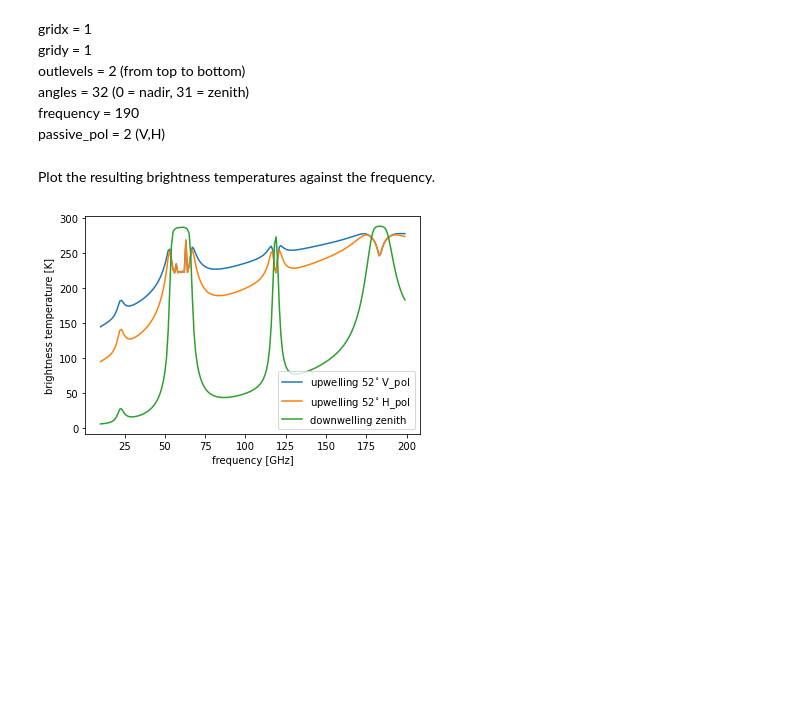
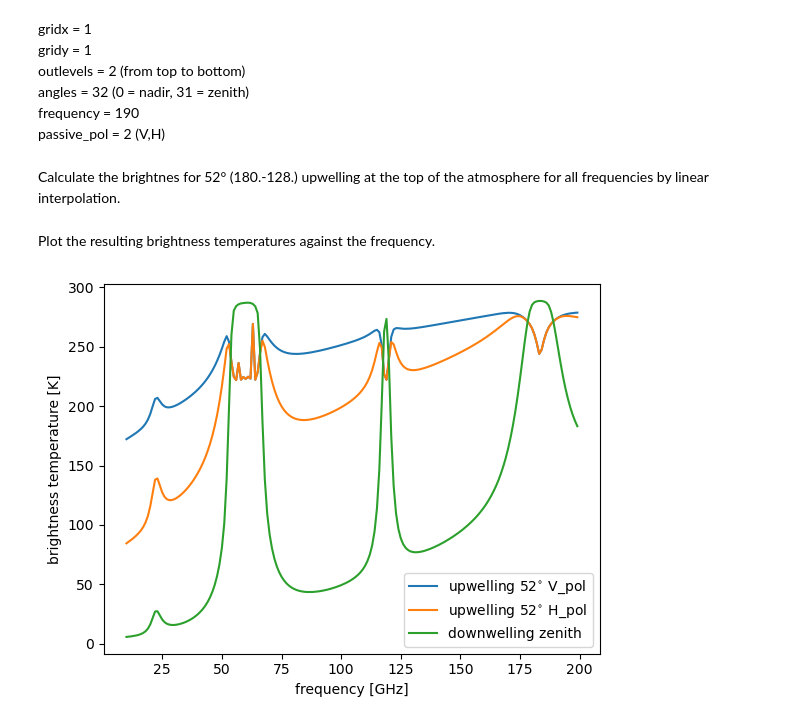
Before and after one commit to igmk/pamtra, a Jupyter notebook: examples/simple_passive.ipynb, the cells around one changed output. Saved outputs shown, nothing was run; the diff lists cells and outputs as text; code cells hidden in the pictures; blank space fills up the shorter version.

Commit message:
Corrected mistake in simple_example. The agnle specified  in the plot was wrong.

```diff
--- a/examples/simple_passive.ipynb
+++ b/examples/simple_passive.ipynb
@@ -79,16 +79,21 @@ outlevels = 2 (from top to bottom)<br>
 angles = 32 (0 = nadir, 31 = zenith)<br>
 frequency = 190<br>
 passive_pol = 2 (V,H)
+# %% [markdown]
+Calculate the brightnes for 52° (180.-128.) upwelling at the top of the atmosphere for all frequencies by linear interpolation.
+# %%
+tbs_v = np.array([np.interp(128.,pam.r['angles_deg'],pam.r["tb"][0,0,0,:,fi,0],period=360) for fi in range(len(freqs))])
+tbs_h = np.array([np.interp(128.,pam.r['angles_deg'],pam.r["tb"][0,0,0,:,fi,1],period=360) for fi in range(len(freqs))])
 # %% [markdown]
 Plot the resulting brightness temperatures against the frequency.
 # %%
 plt.figure()
-plt.plot(freqs,pam.r["tb"][0,0,0,7,:,0],label='upwelling 52$^{\circ}$ V_pol')
-plt.plot(freqs,pam.r["tb"][0,0,0,7,:,1],label='upwelling 52$^{\circ}$ H_pol')
+plt.plot(freqs,tbs_v,label='upwelling 52$^{\circ}$ V_pol')
+plt.plot(freqs,tbs_h,label='upwelling 52$^{\circ}$ H_pol')
 plt.plot(freqs,pam.r["tb"][0,0,1,31,:].mean(axis=-1),label='downwelling zenith')
 plt.xlabel('frequency [GHz]')
 plt.ylabel('brightness temperature [K]')
 plt.legend(loc=4)
 plt.show()
 # %% [output]
-[figure, old version]
+[figure, new version]
```
